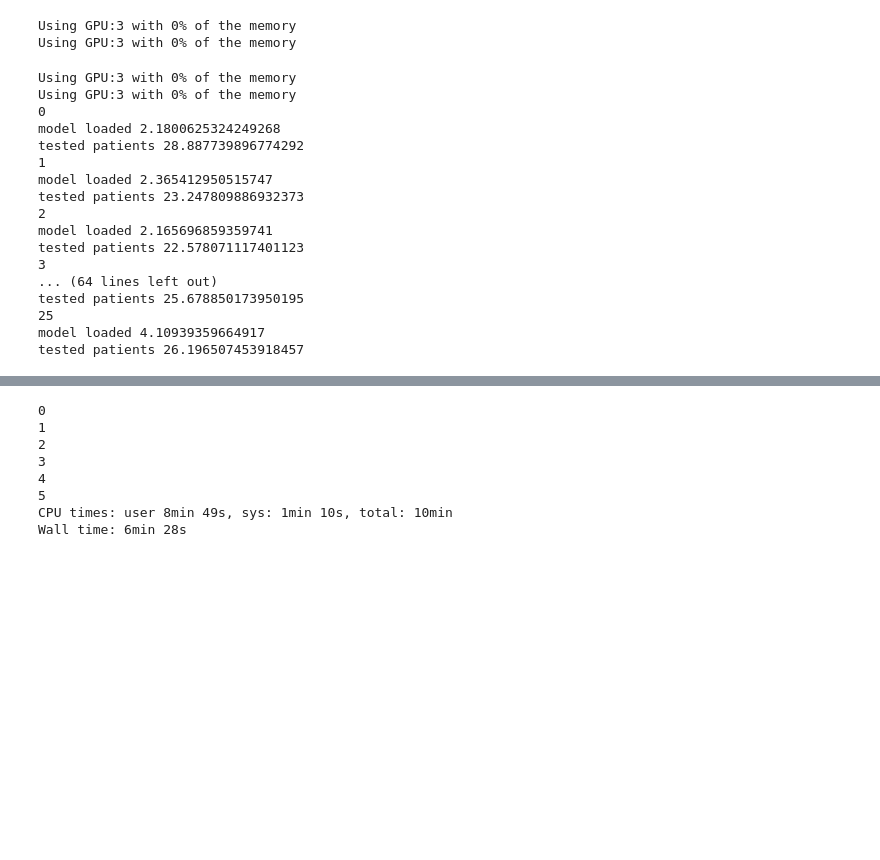
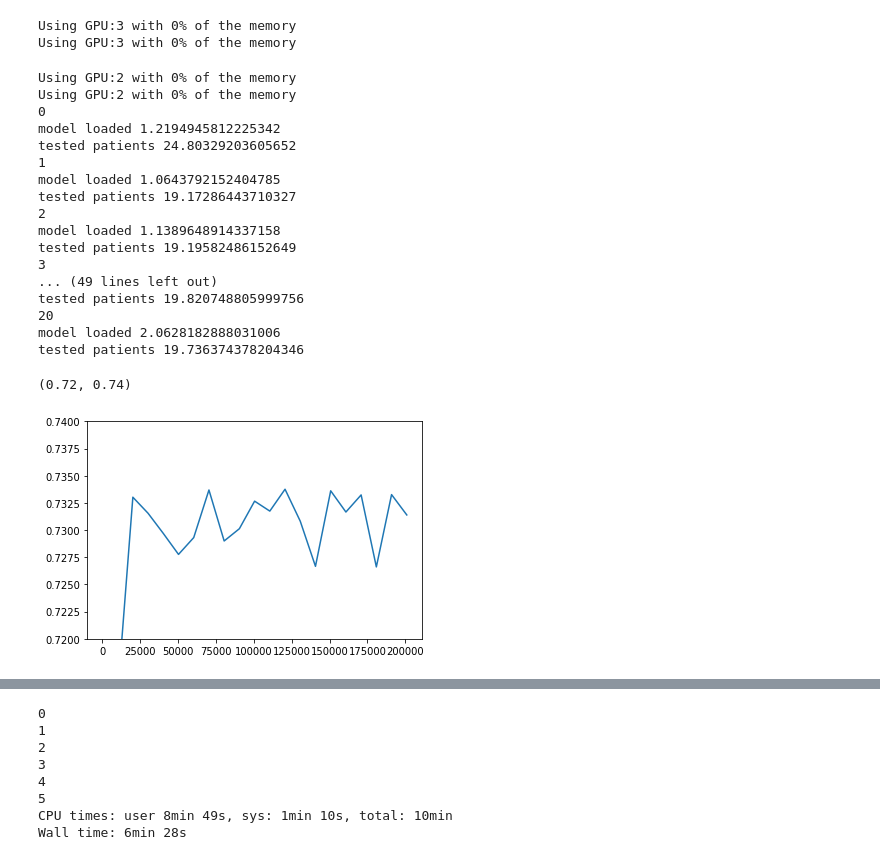
Before and after one commit to ckguo/voxelmorph, a Jupyter notebook: notebooks/dice_epoch_graph.ipynb, the cells around one changed output, grey strips where cells are left out. Drawn from its saved outputs; the diff is of its cells as text; code cells hidden in the pictures; blank space fills up the shorter version.

```diff
--- a/notebooks/dice_epoch_graph.ipynb
+++ b/notebooks/dice_epoch_graph.ipynb
@@ -242,24 +242,30 @@ def create_graph(model_name, iter_num, step_size, gpu_id, n_test, invert_images=
         dices.append(np.mean(dice_means))
     return dices
 # %%
-dices = create_graph('mi_inverted_reg1', 25000, 1000, 3, 10, invert_images=True)
+dices = create_graph('mi_inverted_bins48_reg3', 201000, 10000, 2, 10, invert_images=True)
 # %% [output]
-Using GPU:3 with 0% of the memory
-Using GPU:3 with 0% of the memory
+Using GPU:2 with 0% of the memory
+Using GPU:2 with 0% of the memory
 0
-model loaded 2.1800625324249268
-tested patients 28.887739896774292
+model loaded 1.2194945812225342
+tested patients 24.80329203605652
 1
-model loaded 2.365412950515747
-tested patients 23.247809886932373
+model loaded 1.0643792152404785
+tested patients 19.17286443710327
 2
-model loaded 2.165696859359741
-tested patients 22.578071117401123
+model loaded 1.1389648914337158
+tested patients 19.19582486152649
 3
-... (64 lines left out)
-tested patients 25.678850173950195
-25
-model loaded 4.10939359664917
-tested patients 26.196507453918457
+... (49 lines left out)
+tested patients 19.820748805999756
+20
+model loaded 2.0628182888031006
+tested patients 19.736374378204346
+# %%
+plt.plot(np.linspace(0, 201000, 201000/10000+1), dices)
+plt.ylim(0.72, 0.74)
+# %% [output]
+(0.72, 0.74)
+[figure, added]
 # %%
 plt.plot(np.linspace(0, 25000, 26), dices)
```
Also changed, not shown: parts of 3 cells of this notebook, 3 other files.
